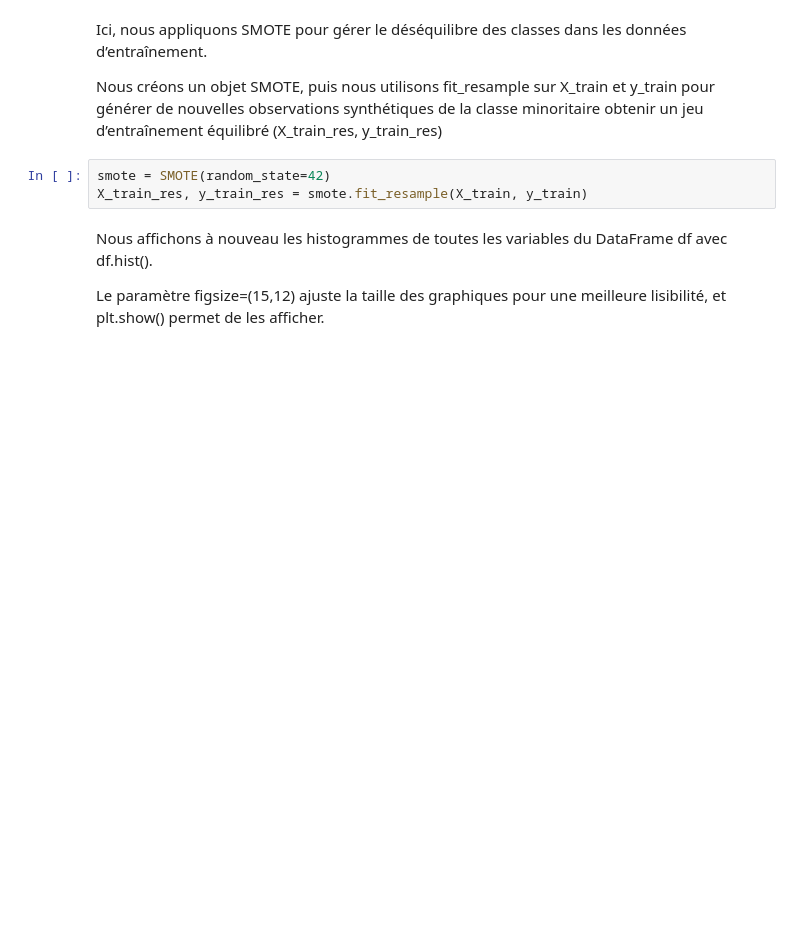
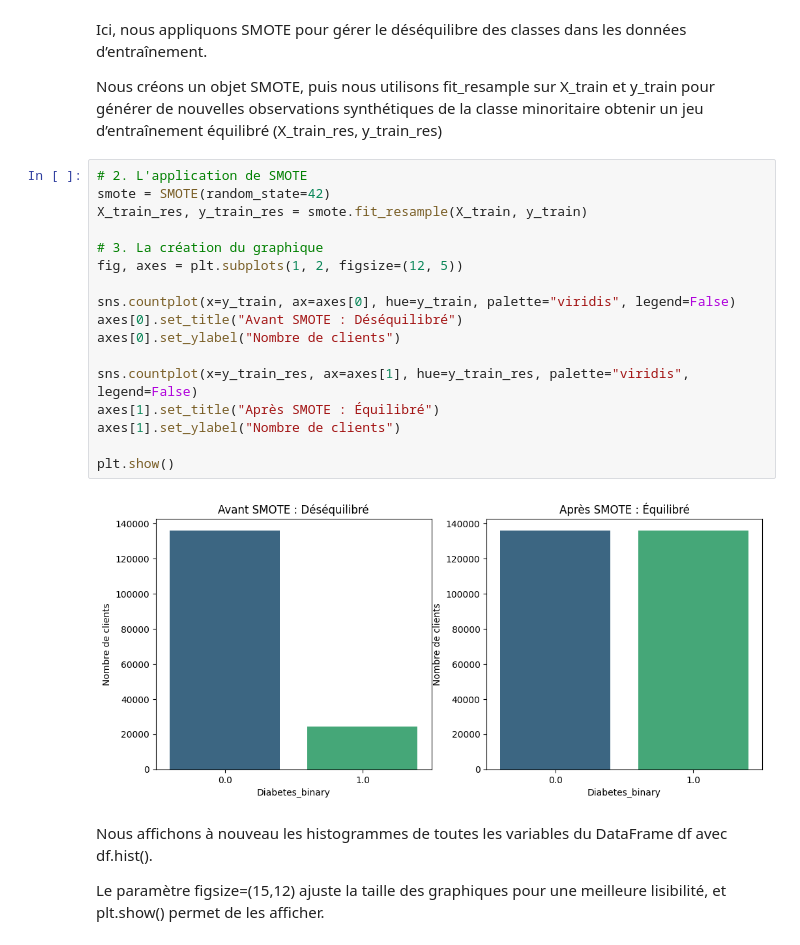
Before and after one commit to izemamine14-netizen/Projet-Pr-diction-Diab-te, a Jupyter notebook: sprint1.ipynb, the cells around one changed output. Cells and saved outputs as stored; diff of their text form; blank space fills up the shorter version.

```diff
--- a/sprint1.ipynb
+++ b/sprint1.ipynb
@@ -410,8 +414,24 @@ Ici, nous appliquons SMOTE pour gérer le déséquilibre des classes dans les do
 Nous créons un objet SMOTE, puis nous utilisons fit_resample sur X_train et y_train pour générer de nouvelles observations synthétiques de la classe minoritaire
 obtenir un jeu d’entraînement équilibré (X_train_res, y_train_res)
 # %%
+# 2. L'application de SMOTE
 smote = SMOTE(random_state=42)
 X_train_res, y_train_res = smote.fit_resample(X_train, y_train)
+
+# 3. La création du graphique
+fig, axes = plt.subplots(1, 2, figsize=(12, 5))
+
+sns.countplot(x=y_train, ax=axes[0], hue=y_train, palette="viridis", legend=False)
+axes[0].set_title("Avant SMOTE : Déséquilibré")
+axes[0].set_ylabel("Nombre de clients")
+
+sns.countplot(x=y_train_res, ax=axes[1], hue=y_train_res, palette="viridis", legend=False)
+axes[1].set_title("Après SMOTE : Équilibré")
+axes[1].set_ylabel("Nombre de clients")
+
+plt.show()
+# %% [output]
+[figure, added]
 # %% [markdown]
 Nous affichons à nouveau les histogrammes de toutes les variables du DataFrame df avec df.hist().
 
```
Also changed, not shown: parts of 12 cells of this notebook.
